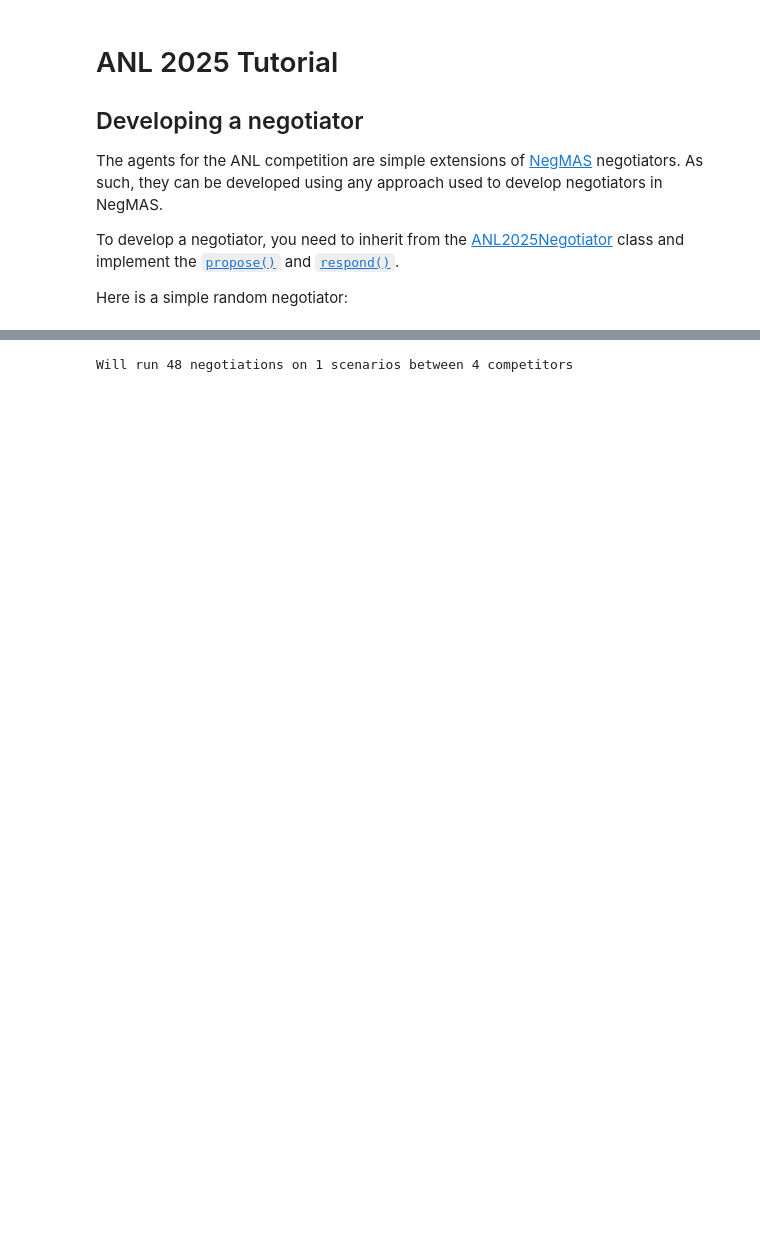
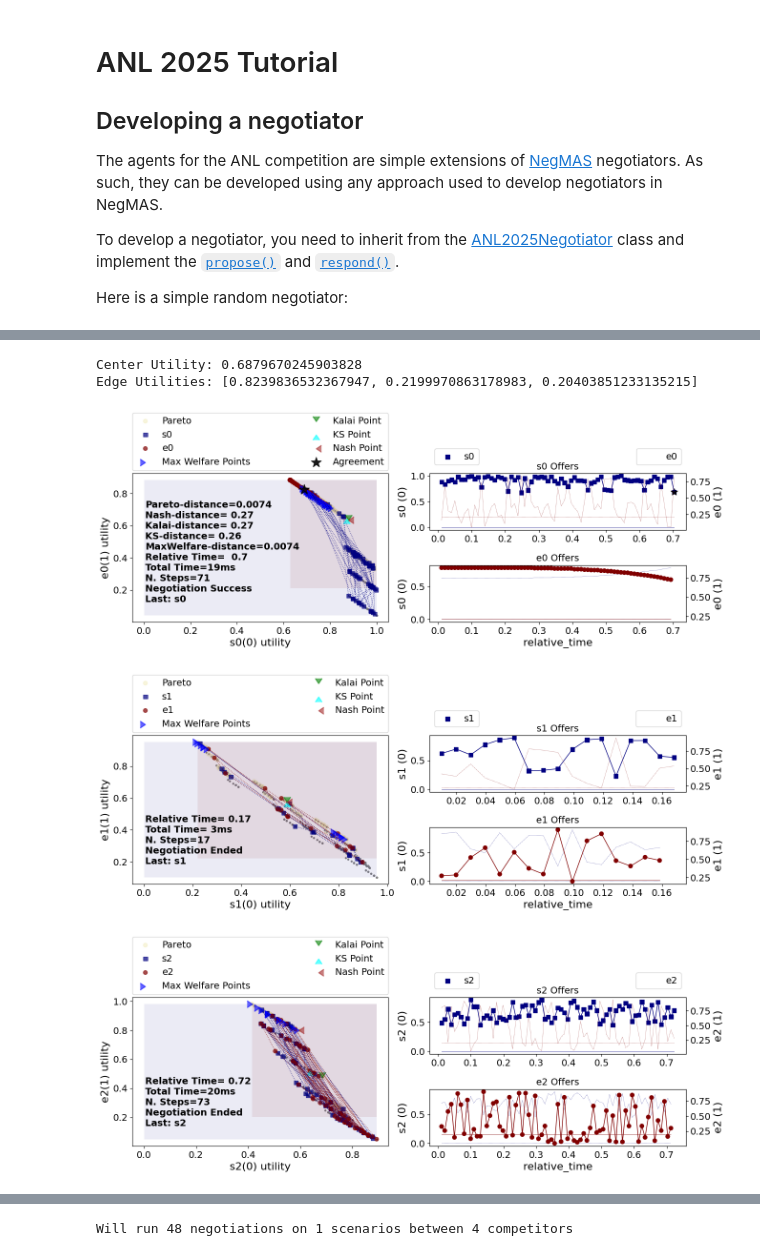
Before and after one commit to autoneg/anl2025, a Jupyter notebook: notebooks/tutorials/tutorial_develop.ipynb, the cells around one changed output, grey strips where cells are left out. Cells and saved outputs as stored; diff of their text form; code cells hidden in the pictures; blank space fills up the shorter version.

```diff
--- a/notebooks/tutorials/tutorial_develop.ipynb
+++ b/notebooks/tutorials/tutorial_develop.ipynb
@@ -72,0 +86,10 @@ class MyRandom2025(ANL2025Negotiator):
+# %%
+from anl2025 import run_generated_session
+results = run_generated_session(center_type=MyRandom2025, nedges=3)
+print(f"Center Utility: {results.center_utility}\nEdge Utilities: {results.edge_utilities}")
+# %% [output]
+Center Utility: 0.6879670245903828
+Edge Utilities: [0.8239836532367947, 0.2199970863178983, 0.20403851233135215]
+[figure, added]
+[figure, added]
+[figure, added]
```
Also changed, not shown: parts of 21 cells of this notebook, 27 other files.
